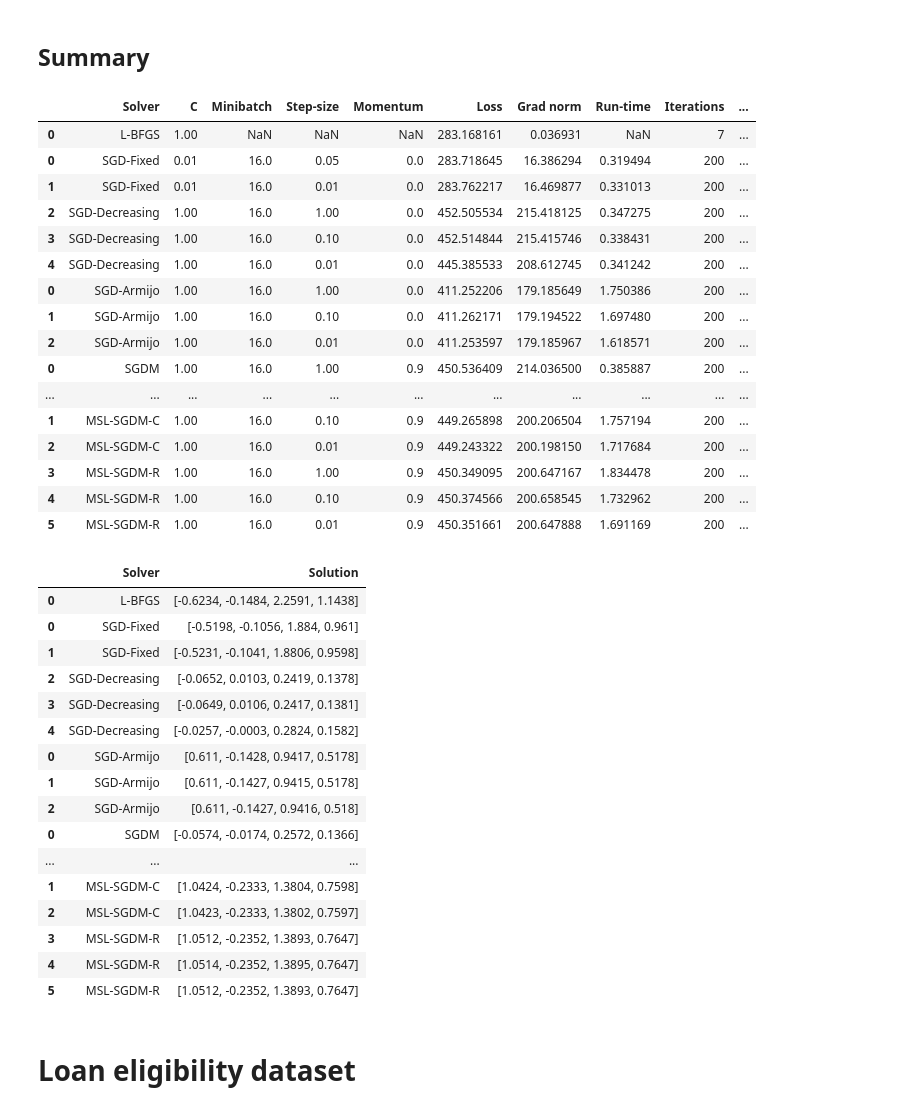
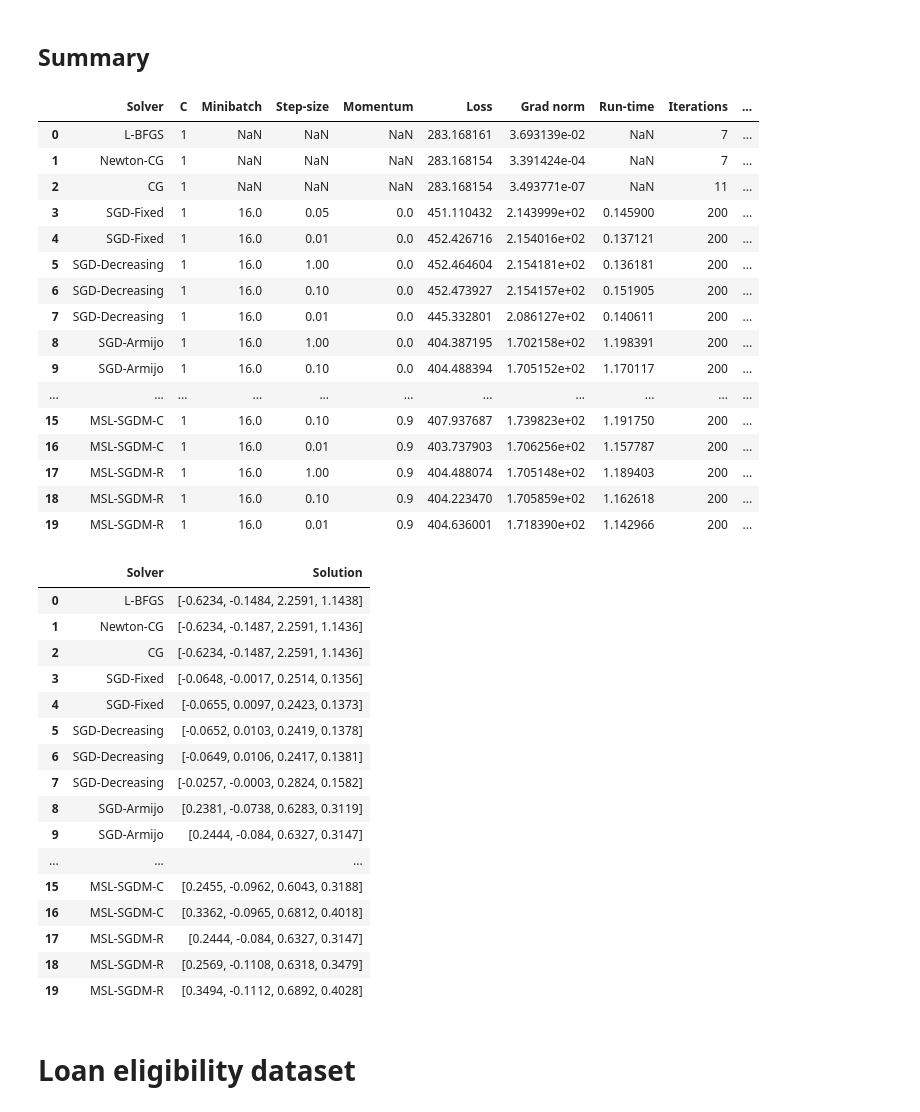
Before and after one commit to david-inf/SGD-and-LS, a Jupyter notebook: py/main.ipynb, the cells around one changed output. Saved outputs shown, nothing was run; the diff lists cells and outputs as text; code cells hidden in the pictures.

```diff
--- a/py/main.ipynb
+++ b/py/main.ipynb
@@ -46,7 +58,11 @@ X_test = (189, 4), y_test = (189,)
 # %%
 w0Car = (2 + 2) * np.random.default_rng(42).random(4) - 2
 # %%
-benchmarkCar = LogisticRegression(C=1).fit(w0Car, X_train_car, y_train_car, X_test_car, y_test_car)
+benchCar1 = LogisticRegression(C=1).fit(w0Car, X_train_car, y_train_car, X_test_car, y_test_car)
+benchCar2 = LogisticRegression(C=1, solver="Newton-CG").fit(w0Car, X_train_car, y_train_car, X_test_car, y_test_car)
+benchCar3 = LogisticRegression(C=1, solver="CG").fit(w0Car, X_train_car, y_train_car, X_test_car, y_test_car)
+
+benchCar_data = optim_bench([benchCar1, benchCar2, benchCar3])
 # %%
 # Loan eligibility
 X_train_loan = pd.read_csv("datasets/loan_data/loan_X_train.csv").values
@@ -198,8 +221,8 @@ diagnostic(modelsApple_data3)
 # %%
 # SGD-Fixed
 #sgdCar_fixed1 = LogisticRegression(solver="SGD-Fixed", C=0.01, minibatch=16, epochs=200).fit(w0Car, X_train_car, y_train_car, X_test_car, y_test_car, step_size=1)
-sgdCar_fixed2 = LogisticRegression(solver="SGD-Fixed", C=0.01, minibatch=16, epochs=200).fit(w0Car, X_train_car, y_train_car, X_test_car, y_test_car, step_size=0.05)
-sgdCar_fixed3 = LogisticRegression(solver="SGD-Fixed", C=0.01, minibatch=16, epochs=200).fit(w0Car, X_train_car, y_train_car, X_test_car, y_test_car, step_size=0.01)
+sgdCar_fixed2 = LogisticRegression(solver="SGD-Fixed", C=1, minibatch=16, epochs=200).fit(w0Car, X_train_car, y_train_car, X_test_car, y_test_car, step_size=0.05)
+sgdCar_fixed3 = LogisticRegression(solver="SGD-Fixed", C=1, minibatch=16, epochs=200).fit(w0Car, X_train_car, y_train_car, X_test_car, y_test_car, step_size=0.01)
 # %%
 # SGD-Decreasing
 sgdCar_decre1 = LogisticRegression(solver="SGD-Decreasing", C=1, minibatch=16, epochs=200).fit(w0Car, X_train_car, y_train_car, X_test_car, y_test_car, step_size=1)
@@ -226,4 +249,5 @@ mslrCar_1 = LogisticRegression(solver="MSL-SGDM-R", C=1, minibatch=16, epochs=20
 mslrCar_2 = LogisticRegression(solver="MSL-SGDM-R", C=1, minibatch=16, epochs=200).fit(w0Car, X_train_car, y_train_car, X_test_car, y_test_car, step_size=0.1, momentum=0.9)
 mslrCar_3 = LogisticRegression(solver="MSL-SGDM-R", C=1, minibatch=16, epochs=200).fit(w0Car, X_train_car, y_train_car, X_test_car, y_test_car, step_size=0.01, momentum=0.9)
 # %%
-modelsCar_data1 = optim_data([sgdCar_fixed2, sgdCar_fixed3, sgdCar_decre1, sgdCar_decre2, sgdCar_decre3])
+modelsCar_data = optim_data([sgdCar_fixed2, sgdCar_fixed3, sgdCar_decre1, sgdCar_decre2, sgdCar_decre3, sgdCar_armijo1, sgdCar_armijo2, sgdCar_armijo3,
+                             sgdmCar_1, sgdmCar_2, sgdmCar_3, mslcCar_1, mslcCar_2, mslcCar_3, mslrCar_1, mslrCar_2, mslrCar_3])
@@ -236,47 +254,47 @@ modelsCar_data4 = optim_data([mslcCar_1, mslcCar_2, mslcCar_3, mslrCar_1, mslrCa
 # %% [markdown]
 ## Summary
 # %%
-pd.concat([optim_bench(benchmarkCar).drop(columns={"Solution", "Loss/Epochs"}),
-          pd.concat([modelsCar_data1, modelsCar_data2, modelsCar_data3, modelsCar_data4]).drop(columns={"Solution", "Loss/Epochs"})])
+pd.concat([benchCar_data.drop(columns={"Solution", "Loss/Epochs"}),
+          modelsCar_data.drop(columns={"Solution", "Loss/Epochs"})], ignore_index=True)
 # %% [output]
 |  | Solver | C | Minibatch | Step-size | Momentum | Loss | Grad norm | Run-time | Iterations | ... |
-| 0 | L-BFGS | 1.00 | NaN | NaN | NaN | 283.168161 | 0.036931 | NaN | 7 | ... |
-| 0 | SGD-Fixed | 0.01 | 16.0 | 0.05 | 0.0 | 283.718645 | 16.386294 | 0.319494 | 200 | ... |
-| 1 | SGD-Fixed | 0.01 | 16.0 | 0.01 | 0.0 | 283.762217 | 16.469877 | 0.331013 | 200 | ... |
-| 2 | SGD-Decreasing | 1.00 | 16.0 | 1.00 | 0.0 | 452.505534 | 215.418125 | 0.347275 | 200 | ... |
-| 3 | SGD-Decreasing | 1.00 | 16.0 | 0.10 | 0.0 | 452.514844 | 215.415746 | 0.338431 | 200 | ... |
-| 4 | SGD-Decreasing | 1.00 | 16.0 | 0.01 | 0.0 | 445.385533 | 208.612745 | 0.341242 | 200 | ... |
-| 0 | SGD-Armijo | 1.00 | 16.0 | 1.00 | 0.0 | 411.252206 | 179.185649 | 1.750386 | 200 | ... |
-| 1 | SGD-Armijo | 1.00 | 16.0 | 0.10 | 0.0 | 411.262171 | 179.194522 | 1.697480 | 200 | ... |
-| 2 | SGD-Armijo | 1.00 | 16.0 | 0.01 | 0.0 | 411.253597 | 179.185967 | 1.618571 | 200 | ... |
-| 0 | SGDM | 1.00 | 16.0 | 1.00 | 0.9 | 450.536409 | 214.036500 | 0.385887 | 200 | ... |
+| 0 | L-BFGS | 1 | NaN | NaN | NaN | 283.168161 | 3.693139e-02 | NaN | 7 | ... |
+| 1 | Newton-CG | 1 | NaN | NaN | NaN | 283.168154 | 3.391424e-04 | NaN | 7 | ... |
+| 2 | CG | 1 | NaN | NaN | NaN | 283.168154 | 3.493771e-07 | NaN | 11 | ... |
+| 3 | SGD-Fixed | 1 | 16.0 | 0.05 | 0.0 | 451.110432 | 2.143999e+02 | 0.145900 | 200 | ... |
+| 4 | SGD-Fixed | 1 | 16.0 | 0.01 | 0.0 | 452.426716 | 2.154016e+02 | 0.137121 | 200 | ... |
+| 5 | SGD-Decreasing | 1 | 16.0 | 1.00 | 0.0 | 452.464604 | 2.154181e+02 | 0.136181 | 200 | ... |
+| 6 | SGD-Decreasing | 1 | 16.0 | 0.10 | 0.0 | 452.473927 | 2.154157e+02 | 0.151905 | 200 | ... |
+| 7 | SGD-Decreasing | 1 | 16.0 | 0.01 | 0.0 | 445.332801 | 2.086127e+02 | 0.140611 | 200 | ... |
+| 8 | SGD-Armijo | 1 | 16.0 | 1.00 | 0.0 | 404.387195 | 1.702158e+02 | 1.198391 | 200 | ... |
+| 9 | SGD-Armijo | 1 | 16.0 | 0.10 | 0.0 | 404.488394 | 1.705152e+02 | 1.170117 | 200 | ... |
 | ... | ... | ... | ... | ... | ... | ... | ... | ... | ... | ... |
-| 1 | MSL-SGDM-C | 1.00 | 16.0 | 0.10 | 0.9 | 449.265898 | 200.206504 | 1.757194 | 200 | ... |
-| 2 | MSL-SGDM-C | 1.00 | 16.0 | 0.01 | 0.9 | 449.243322 | 200.198150 | 1.717684 | 200 | ... |
-| 3 | MSL-SGDM-R | 1.00 | 16.0 | 1.00 | 0.9 | 450.349095 | 200.647167 | 1.834478 | 200 | ... |
-| 4 | MSL-SGDM-R | 1.00 | 16.0 | 0.10 | 0.9 | 450.374566 | 200.658545 | 1.732962 | 200 | ... |
-| 5 | MSL-SGDM-R | 1.00 | 16.0 | 0.01 | 0.9 | 450.351661 | 200.647888 | 1.691169 | 200 | ... |
+| 15 | MSL-SGDM-C | 1 | 16.0 | 0.10 | 0.9 | 407.937687 | 1.739823e+02 | 1.191750 | 200 | ... |
+| 16 | MSL-SGDM-C | 1 | 16.0 | 0.01 | 0.9 | 403.737903 | 1.706256e+02 | 1.157787 | 200 | ... |
+| 17 | MSL-SGDM-R | 1 | 16.0 | 1.00 | 0.9 | 404.488074 | 1.705148e+02 | 1.189403 | 200 | ... |
+| 18 | MSL-SGDM-R | 1 | 16.0 | 0.10 | 0.9 | 404.223470 | 1.705859e+02 | 1.162618 | 200 | ... |
+| 19 | MSL-SGDM-R | 1 | 16.0 | 0.01 | 0.9 | 404.636001 | 1.718390e+02 | 1.142966 | 200 | ... |
 # %%
-pd.concat([optim_bench(benchmarkCar)[["Solver", "Solution"]],
-          pd.concat([modelsCar_data1, modelsCar_data2, modelsCar_data3, modelsCar_data4])[["Solver", "Solution"]]])
+pd.concat([benchCar_data[["Solver", "Solution"]],
+          modelsCar_data[["Solver", "Solution"]]], ignore_index=True)
 # %% [output]
 |  | Solver | Solution |
 | 0 | L-BFGS | [-0.6234, -0.1484, 2.2591, 1.1438] |
-| 0 | SGD-Fixed | [-0.5198, -0.1056, 1.884, 0.961] |
-| 1 | SGD-Fixed | [-0.5231, -0.1041, 1.8806, 0.9598] |
-| 2 | SGD-Decreasing | [-0.0652, 0.0103, 0.2419, 0.1378] |
-| 3 | SGD-Decreasing | [-0.0649, 0.0106, 0.2417, 0.1381] |
-| 4 | SGD-Decreasing | [-0.0257, -0.0003, 0.2824, 0.1582] |
-| 0 | SGD-Armijo | [0.611, -0.1428, 0.9417, 0.5178] |
-| 1 | SGD-Armijo | [0.611, -0.1427, 0.9415, 0.5178] |
-| 2 | SGD-Armijo | [0.611, -0.1427, 0.9416, 0.518] |
-| 0 | SGDM | [-0.0574, -0.0174, 0.2572, 0.1366] |
+| 1 | Newton-CG | [-0.6234, -0.1487, 2.2591, 1.1436] |
+| 2 | CG | [-0.6234, -0.1487, 2.2591, 1.1436] |
+| 3 | SGD-Fixed | [-0.0648, -0.0017, 0.2514, 0.1356] |
+| 4 | SGD-Fixed | [-0.0655, 0.0097, 0.2423, 0.1373] |
+| 5 | SGD-Decreasing | [-0.0652, 0.0103, 0.2419, 0.1378] |
+| 6 | SGD-Decreasing | [-0.0649, 0.0106, 0.2417, 0.1381] |
+| 7 | SGD-Decreasing | [-0.0257, -0.0003, 0.2824, 0.1582] |
+| 8 | SGD-Armijo | [0.2381, -0.0738, 0.6283, 0.3119] |
+| 9 | SGD-Armijo | [0.2444, -0.084, 0.6327, 0.3147] |
 | ... | ... | ... |
-| 1 | MSL-SGDM-C | [1.0424, -0.2333, 1.3804, 0.7598] |
-| 2 | MSL-SGDM-C | [1.0423, -0.2333, 1.3802, 0.7597] |
-| 3 | MSL-SGDM-R | [1.0512, -0.2352, 1.3893, 0.7647] |
-| 4 | MSL-SGDM-R | [1.0514, -0.2352, 1.3895, 0.7647] |
-| 5 | MSL-SGDM-R | [1.0512, -0.2352, 1.3893, 0.7647] |
+| 15 | MSL-SGDM-C | [0.2455, -0.0962, 0.6043, 0.3188] |
+| 16 | MSL-SGDM-C | [0.3362, -0.0965, 0.6812, 0.4018] |
+| 17 | MSL-SGDM-R | [0.2444, -0.084, 0.6327, 0.3147] |
+| 18 | MSL-SGDM-R | [0.2569, -0.1108, 0.6318, 0.3479] |
+| 19 | MSL-SGDM-R | [0.3494, -0.1112, 0.6892, 0.4028] |
 # %% [markdown]
 # Loan eligibility dataset
 # %%
```
Also changed, not shown: parts of 18 cells of this notebook, 10 other files.
